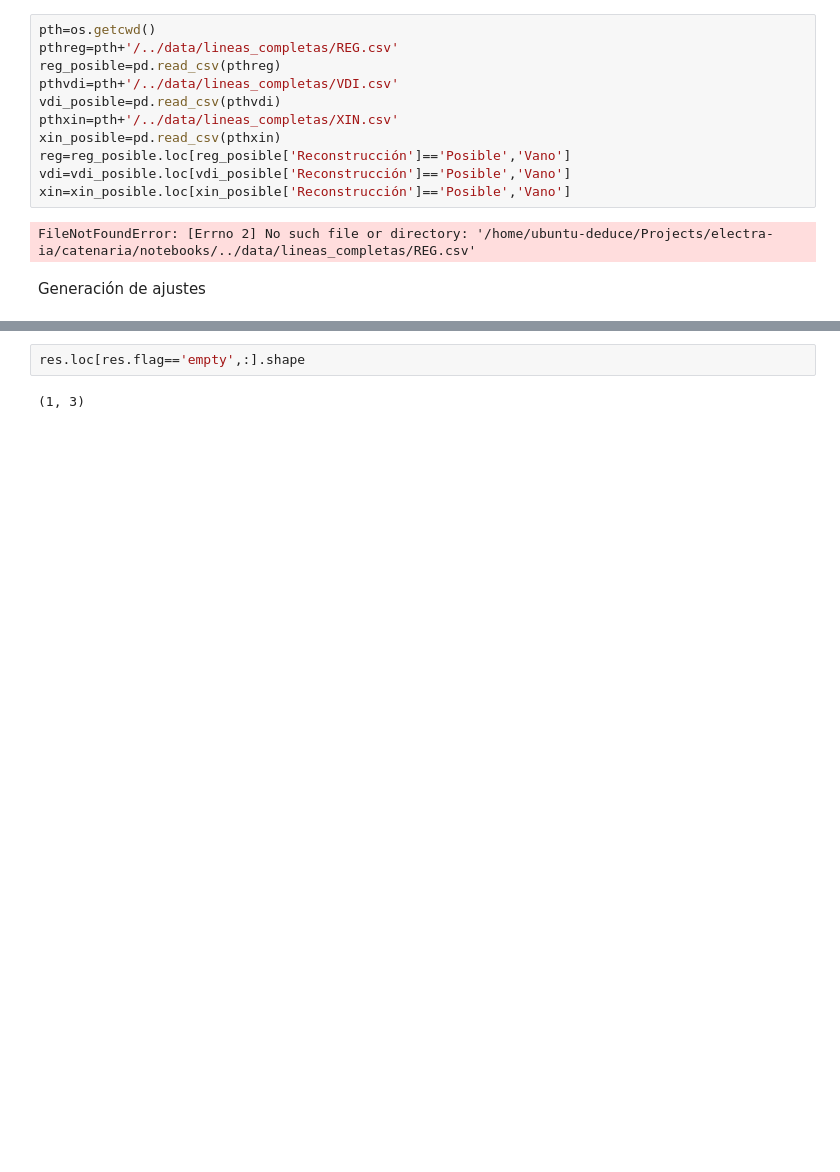
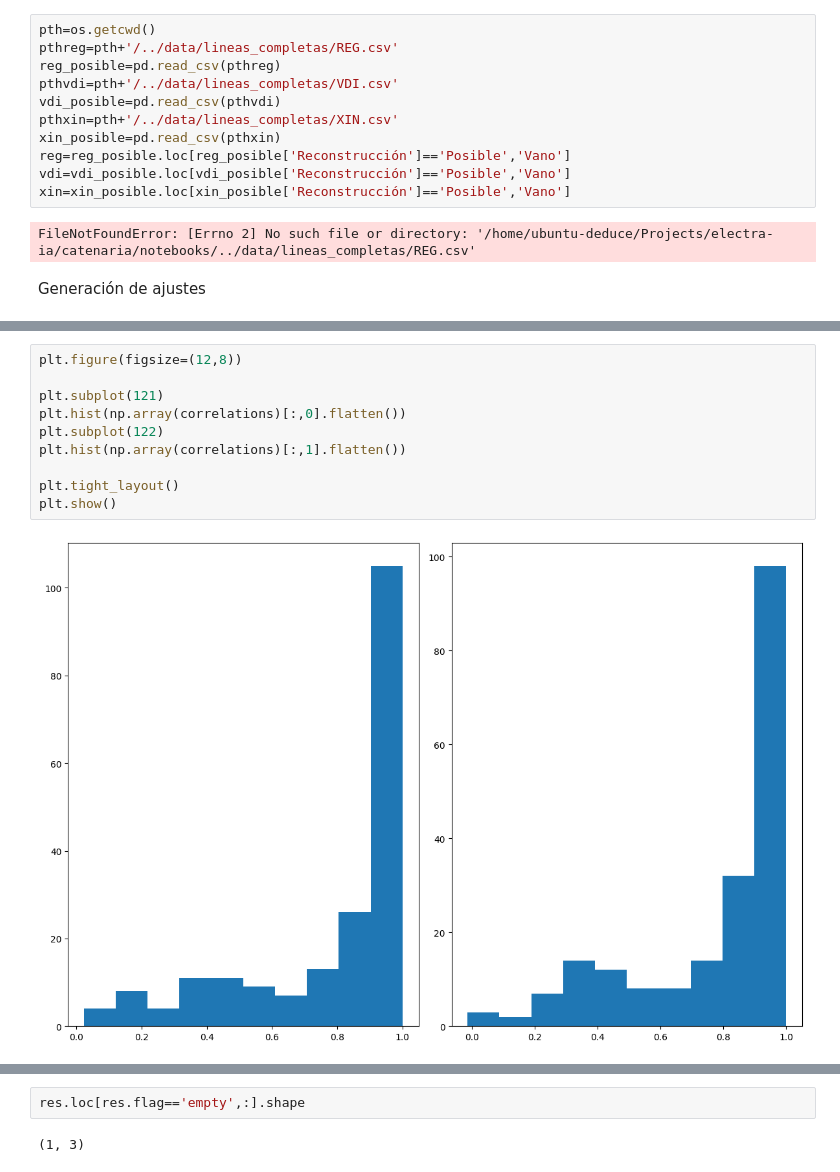
Before and after one commit to DeduceDS/CATENARIA, a Jupyter notebook: catenaria/notebooks/REG-VDI-XIN-FitValid_crucetas.ipynb, the cells around one changed output, grey strips where cells are left out. Cells and saved outputs as stored; diff of their text form; blank space fills up the shorter version.

```diff
--- a/catenaria/notebooks/REG-VDI-XIN-FitValid_crucetas.ipynb
+++ b/catenaria/notebooks/REG-VDI-XIN-FitValid_crucetas.ipynb
@@ -100,3 +285,15 @@ np.array(rmses).sum(axis = 1).mean(), np.array(maxes).max(axis = 1).mean(), np.a
+# %%
+plt.figure(figsize=(12,8))
+
+plt.subplot(121)
+plt.hist(np.array(correlations)[:,0].flatten())
+plt.subplot(122)
+plt.hist(np.array(correlations)[:,1].flatten())
+
+plt.tight_layout()
+plt.show()
+# %% [output]
+[figure, added]
 # %%
 puntuaciones = []
 
```
Also changed, not shown: parts of 6 cells of this notebook, 5 other files.
